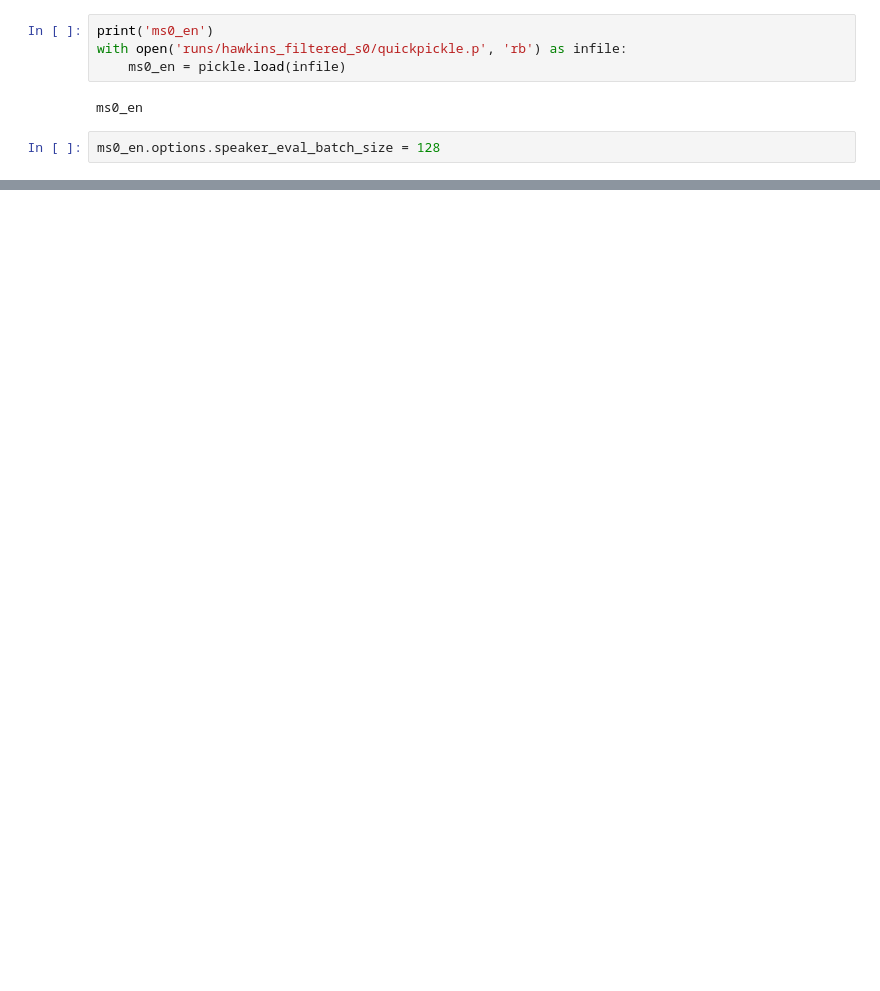
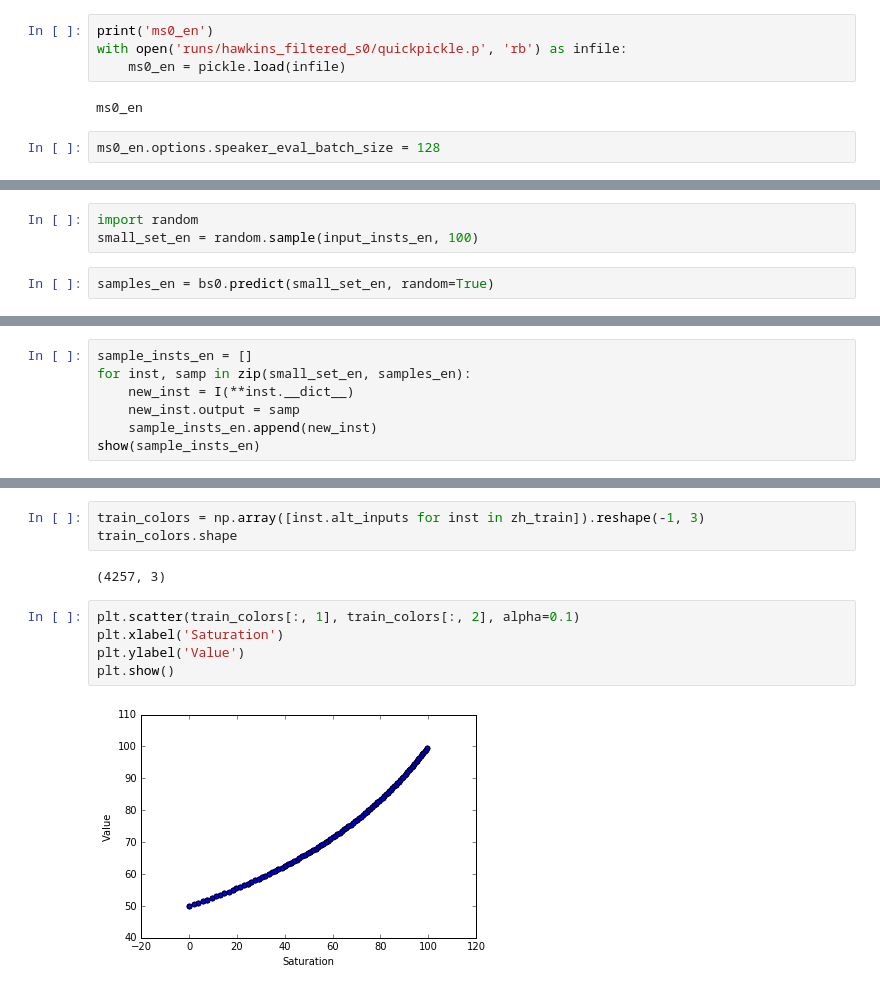
Before and after one commit to futurulus/coop-nets, a Jupyter notebook: behavioralAnalysis/multilingual.ipynb, the cells around one changed output, grey strips where cells are left out. Drawn from its saved outputs; the diff is of its cells as text; blank space fills up the shorter version.

```diff
--- a/behavioralAnalysis/multilingual.ipynb
+++ b/behavioralAnalysis/multilingual.ipynb
@@ -474,0 +740,5 @@ Predict batch 0 of 1, Predict batch 29 of 29 (~100% done, ETA Fri Oct 13 14:35:4
+# %%
+import random
+small_set_en = random.sample(input_insts_en, 100)
+# %%
+samples_en = bs0.predict(small_set_en, random=True)
@@ -474,0 +748,7 @@ Predict batch 0 of 1, Predict batch 29 of 29 (~100% done, ETA Fri Oct 13 14:35:4
+# %%
+sample_insts_en = []
+for inst, samp in zip(small_set_en, samples_en):
+    new_inst = I(**inst.__dict__)
+    new_inst.output = samp
+    sample_insts_en.append(new_inst)
+show(sample_insts_en)
@@ -474,0 +1206,12 @@ Predict batch 0 of 1, Predict batch 29 of 29 (~100% done, ETA Fri Oct 13 14:35:4
+# %%
+train_colors = np.array([inst.alt_inputs for inst in zh_train]).reshape(-1, 3)
+train_colors.shape
+# %% [output]
+(4257, 3)
+# %%
+plt.scatter(train_colors[:, 1], train_colors[:, 2], alpha=0.1)
+plt.xlabel('Saturation')
+plt.ylabel('Value')
+plt.show()
+# %% [output]
+[figure, added]
```
Also changed, not shown: parts of 85 cells of this notebook.
